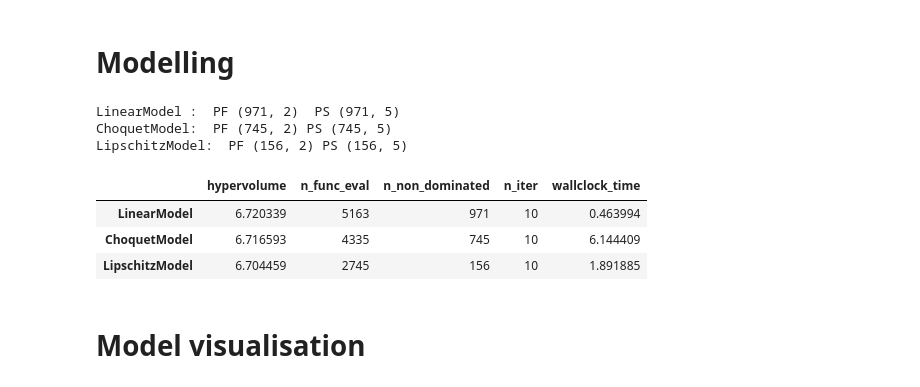
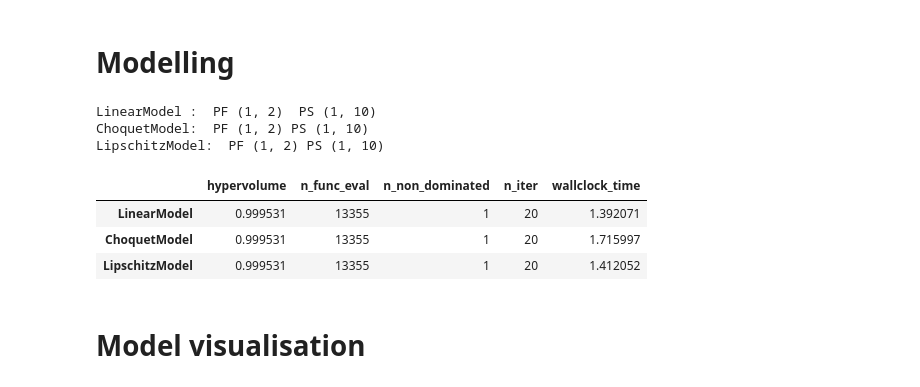
Before and after one commit to Trminh06-work/CAS, a Jupyter notebook: pymoo_lab.ipynb, the cells around one changed output. Drawn from its saved outputs; the diff is of its cells as text; code cells hidden in the pictures.

```diff
--- a/pymoo_lab.ipynb
+++ b/pymoo_lab.ipynb
@@ -16,47 +16,47 @@ from utils import evaluate, visualise_weights
 # %%
 # ZDT calling
 # linear_model = LinearModel(problem = ZDT1(n_dim = 5), max_iter = 10, random_state = 42)
 # choquet_model = ChoquetModel(problem = ZDT1(n_dim = 5), max_iter = 10, random_state = 42, method = 2)
 # slip_model = LipschitzModel(problem = ZDT1(n_dim = 5), max_iter = 10, random_state = 42,
 #                             type = "global_mon", num_k = 2, mon = [1, 1, 1]) # ZDT3 is bi-objective
 
 # # DTLZ calling
 # linear_model = LinearModel(problem = DTLZ1(n_dim = 20, n_obj = 3), max_iter = 50, random_state = 42)
 # choquet_model = ChoquetModel(problem = DTLZ1(n_dim = 20, n_obj = 3), max_iter = 50, random_state = 42, method = 2)
 # slip_model = LipschitzModel(problem = DTLZ1(n_dim = 20, n_obj = 3), max_iter = 50, random_state = 42,
 #                             type = "global_mon", num_k = 2, mon = [1, 1, 1])
 
 # Self-constructed calling
-linear_model = LinearModel(problem = ZDT1_Shifted(n_dim = 5), max_iter = 10, random_state = 42)
-choquet_model = ChoquetModel(problem = ZDT1_Shifted(n_dim = 5), max_iter = 10, random_state = 42, method = 2)
-slip_model = LipschitzModel(problem = ZDT1_Shifted(n_dim = 5), max_iter = 10, random_state = 42,
+# linear_model = LinearModel(problem = ZDT1_Shifted(n_dim = 5), max_iter = 10, random_state = 42)
+# choquet_model = ChoquetModel(problem = ZDT1_Shifted(n_dim = 5), max_iter = 10, random_state = 42, method = 2)
+# slip_model = LipschitzModel(problem = ZDT1_Shifted(n_dim = 5), max_iter = 10, random_state = 42,
+#                             type = "global_mon", num_k = 2)
+
+linear_model = LinearModel(problem = ZDT2_Combined(n_dim = 10, order = [0, 2], C = 0.2), max_iter = 20, random_state = 42)
+choquet_model = ChoquetModel(problem = ZDT2_Combined(n_dim = 10, order = [0, 2], C = 0.2), max_iter = 20, random_state = 42, method = 2)
+slip_model = LipschitzModel(problem = ZDT2_Combined(n_dim = 10, order = [0, 2], C = 0.2), max_iter = 20, random_state = 42,
                             type = "global_mon", num_k = 2)
-
-# linear_model = LinearModel(problem = ZDT2_Combined(n_dim = 10, order = [0, 1], C = 0.2), max_iter = 20, random_state = 42)
-# choquet_model = ChoquetModel(problem = ZDT2_Combined(n_dim = 10, order = [0, 1], C = 0.2), max_iter = 20, random_state = 42, method = 2)
-# slip_model = LipschitzModel(problem = ZDT2_Combined(n_dim = 10, order = [0, 1], C = 0.2), max_iter = 20, random_state = 42,
-#                             type = "global_mon", num_k = 2, mon = [1, 1, 1])
 
 
 # Let them solve
 linear_model.solve()
 choquet_model.solve()
 slip_model.solve()
 
 # Summary their performance metrics
 
 print(f"LinearModel :  PF {linear_model.PF.shape}  PS {linear_model.PS.shape}")
 print(f"ChoquetModel:  PF {choquet_model.PF.shape} PS {choquet_model.PS.shape}")
 print(f"LipschitzModel:  PF {slip_model.PF.shape} PS {slip_model.PS.shape}")
 evaluate([linear_model, choquet_model, slip_model])
 # %% [output]
-LinearModel :  PF (971, 2)  PS (971, 5)
-ChoquetModel:  PF (745, 2) PS (745, 5)
-LipschitzModel:  PF (156, 2) PS (156, 5)
+LinearModel :  PF (1, 2)  PS (1, 10)
+ChoquetModel:  PF (1, 2) PS (1, 10)
+LipschitzModel:  PF (1, 2) PS (1, 10)
 |  | hypervolume | n_func_eval | n_non_dominated | n_iter | wallclock_time |
-| LinearModel | 6.720339 | 5163 | 971 | 10 | 0.463994 |
-| ChoquetModel | 6.716593 | 4335 | 745 | 10 | 6.144409 |
-| LipschitzModel | 6.704459 | 2745 | 156 | 10 | 1.891885 |
+| LinearModel | 0.999531 | 13355 | 1 | 20 | 1.392071 |
+| ChoquetModel | 0.999531 | 13355 | 1 | 20 | 1.715997 |
+| LipschitzModel | 0.999531 | 13355 | 1 | 20 | 1.412052 |
 # %% [markdown]
 # Model visualisation
 # %%
```
Also changed, not shown: parts of 7 cells of this notebook, 2 other files.
